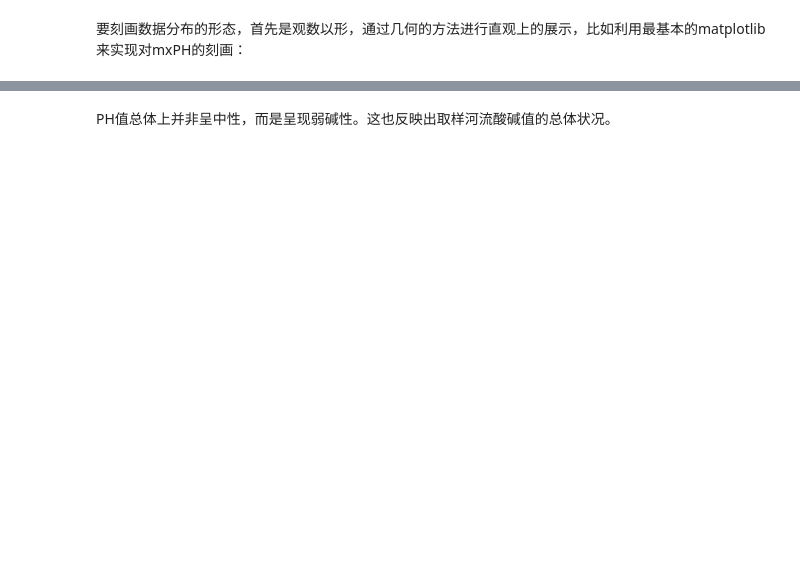
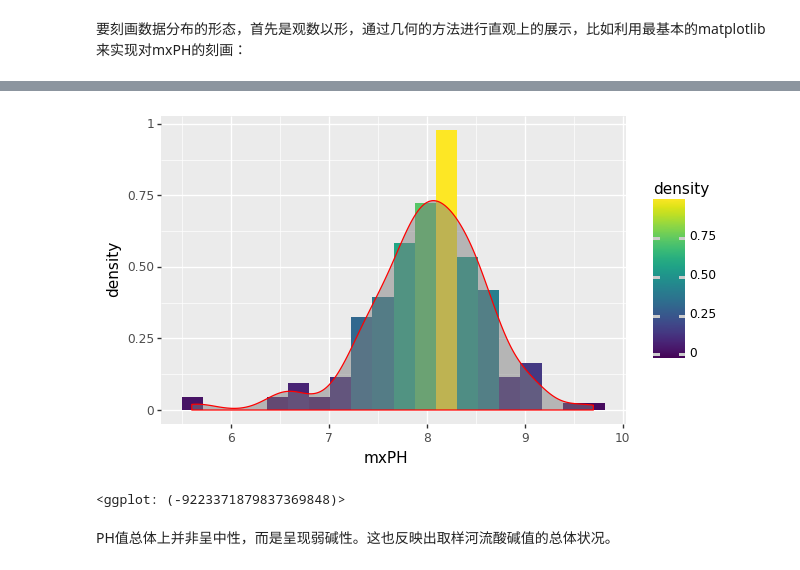
Before and after one commit to gaolizh/DataMiningExperiments, a Jupyter notebook: ch06_藻类数量预测.ipynb, the cells around one changed output, grey strips where cells are left out. Cells and saved outputs as stored; diff of their text form; code cells hidden in the pictures; blank space fills up the shorter version.

```diff
--- a/ch06_藻类数量预测.ipynb
+++ b/ch06_藻类数量预测.ipynb
@@ -195,2 +179,11 @@ sns.distplot(Xy_train.mxPH,color="g", bins=20)
+# %%
+(
+    ggplot(Xy_train, aes(x='mxPH')) +
+    geom_histogram(aes(y='stat(density)', fill='stat(density)'), bins=20) +
+    geom_density(colour='red', fill='grey', alpha=0.5)
+)
+# %% [output]
+[figure, added]
+<ggplot: (-9223371879837369848)>
 # %% [markdown]
 PH值总体上并非呈中性，而是呈现弱碱性。这也反映出取样河流酸碱值的总体状况。
```
Also changed, not shown: parts of 142 cells of this notebook.
